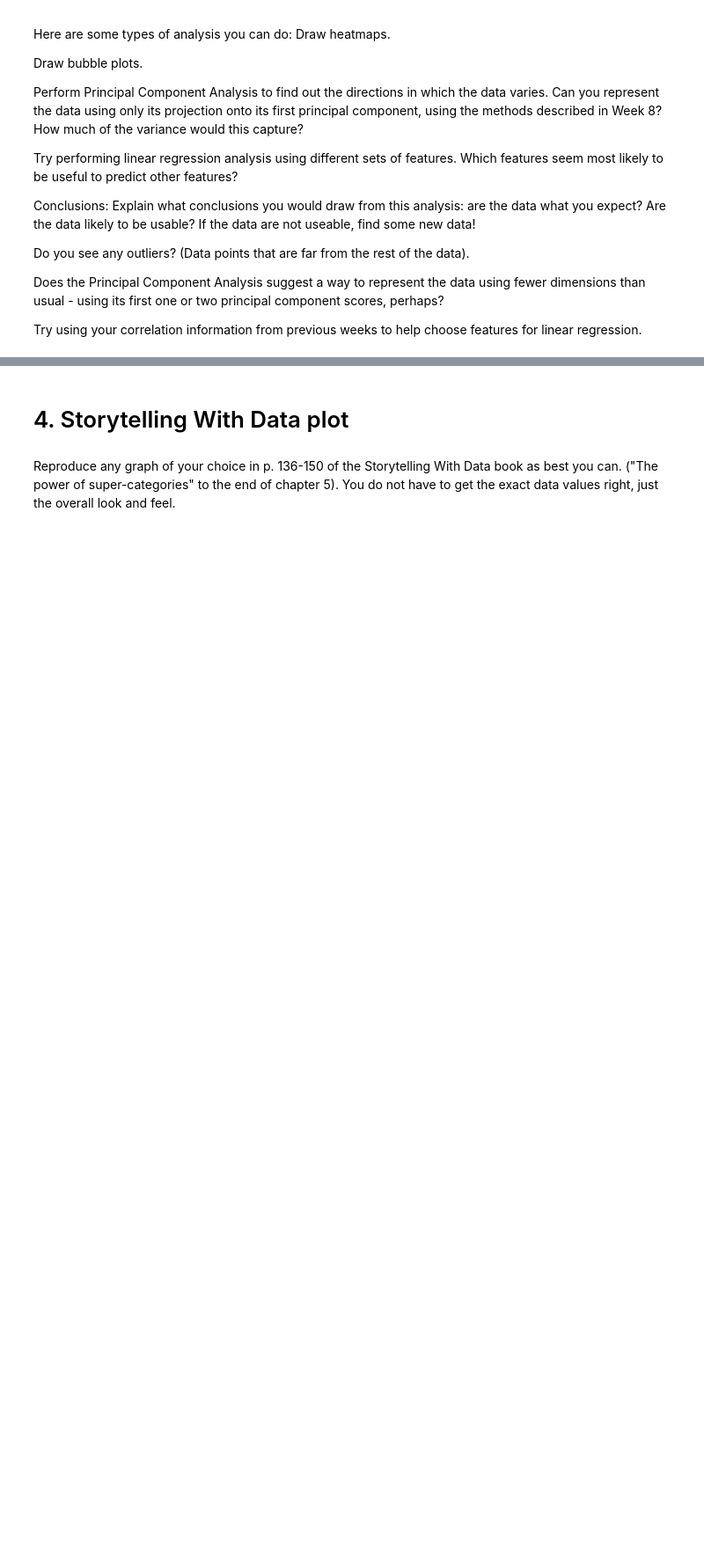
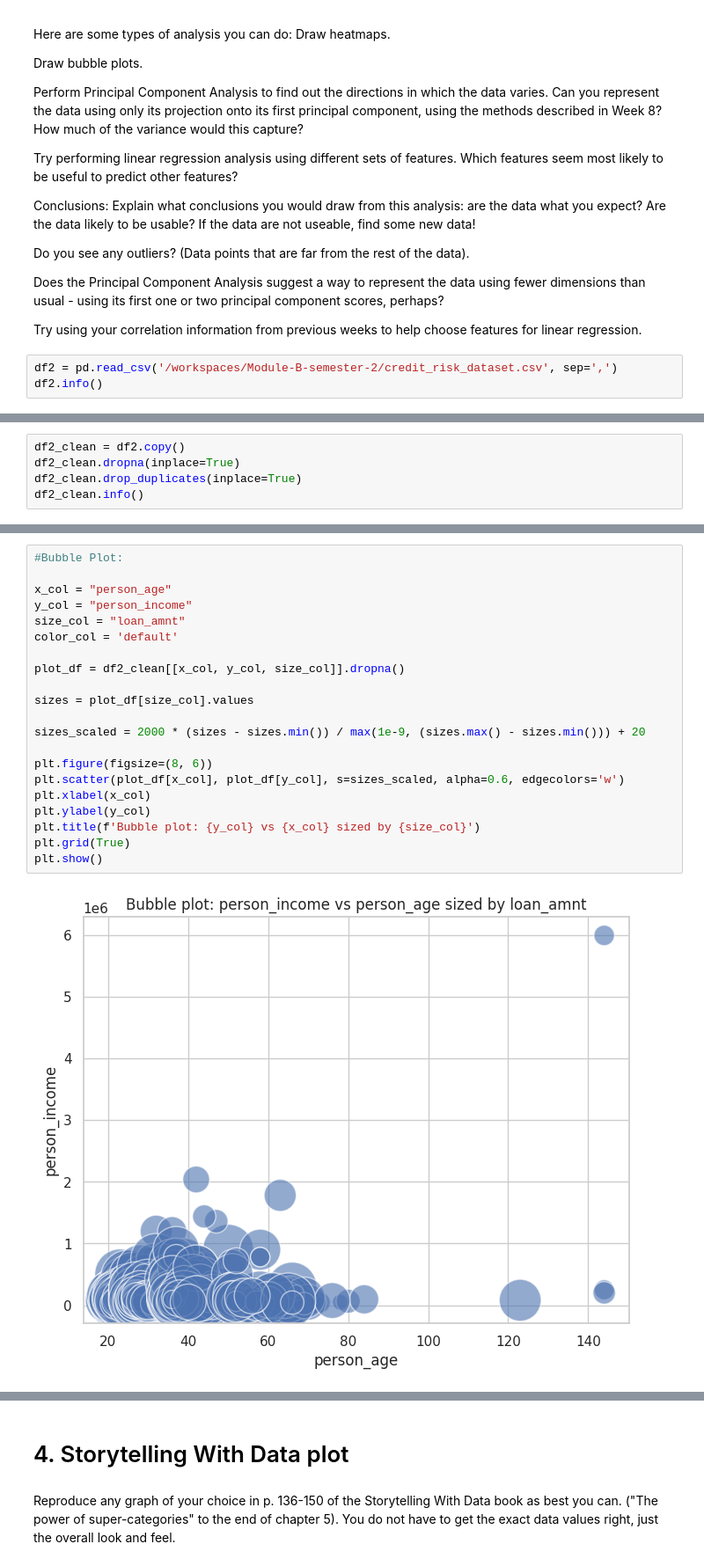
Before and after one commit to JonG-2025/Module-B-semester-2, a Jupyter notebook: Week9.ipynb, the cells around one changed output, grey strips where cells are left out. Shown at 88% size. Drawn from its saved outputs; the diff is of its cells as text; blank space fills up the shorter version.

Commit message:
Completed Bubble plot

```diff
--- a/Week9.ipynb
+++ b/Week9.ipynb
@@ -75,3 +75,6 @@ Do you see any outliers? (Data points that are far from the rest of the data).
 Does the Principal Component Analysis suggest a way to represent the data using fewer dimensions than usual - using its first one or two principal component scores, perhaps?
 
 Try using your correlation information from previous weeks to help choose features for linear regression.
+# %%
+df2 = pd.read_csv('/workspaces/Module-B-semester-2/credit_risk_dataset.csv', sep=',')
+df2.info()
@@ -77,0 +101,5 @@ Try using your correlation information from previous weeks to help choose featur
+# %%
+df2_clean = df2.copy()
+df2_clean.dropna(inplace=True)
+df2_clean.drop_duplicates(inplace=True)
+df2_clean.info()
@@ -77,0 +126,23 @@ Try using your correlation information from previous weeks to help choose featur
+# %%
+#Bubble Plot:
+
+x_col = "person_age"
+y_col = "person_income"
+size_col = "loan_amnt"
+color_col = 'default'
+
+plot_df = df2_clean[[x_col, y_col, size_col]].dropna()
+
+sizes = plot_df[size_col].values
+
+sizes_scaled = 2000 * (sizes - sizes.min()) / max(1e-9, (sizes.max() - sizes.min())) + 20
+
+plt.figure(figsize=(8, 6))
+plt.scatter(plot_df[x_col], plot_df[y_col], s=sizes_scaled, alpha=0.6, edgecolors='w')
+plt.xlabel(x_col)
+plt.ylabel(y_col)
+plt.title(f'Bubble plot: {y_col} vs {x_col} sized by {size_col}')
+plt.grid(True)
+plt.show()
+# %% [output]
+[figure, added]
```
Also changed, not shown: parts of 3 cells of this notebook.
